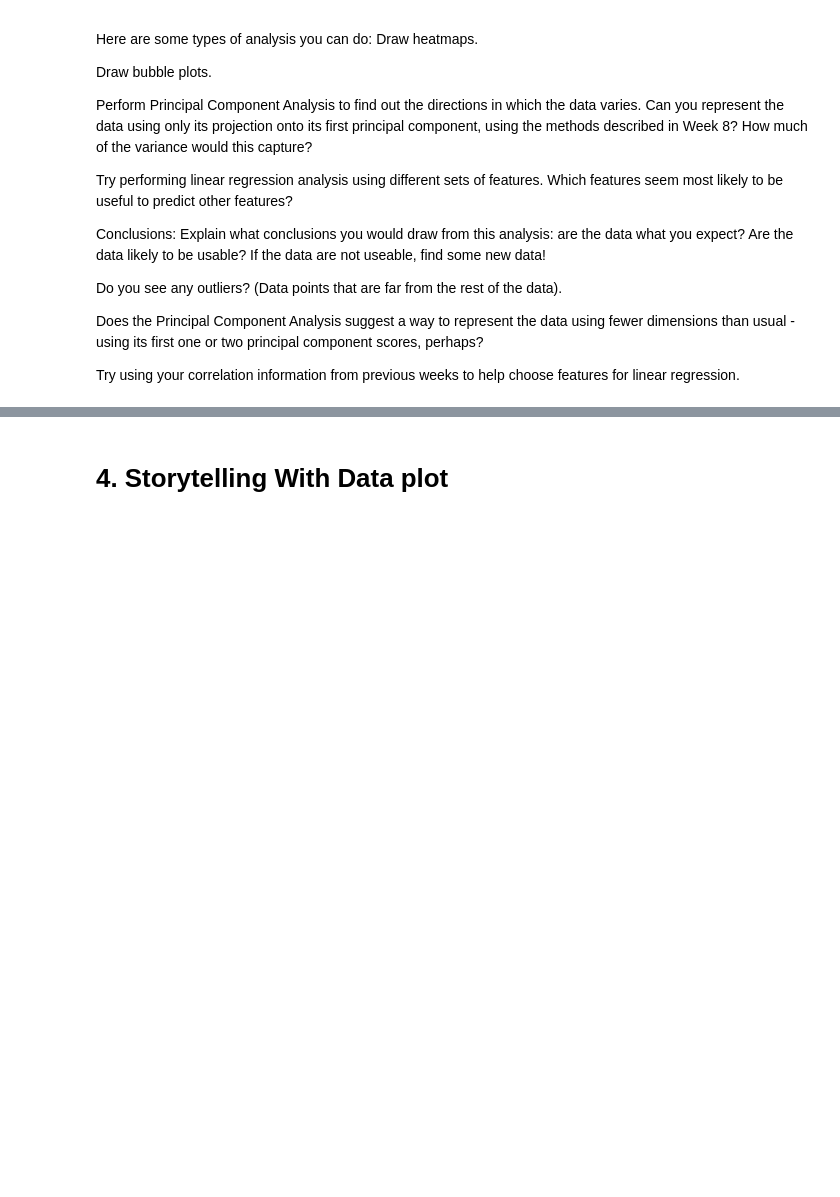
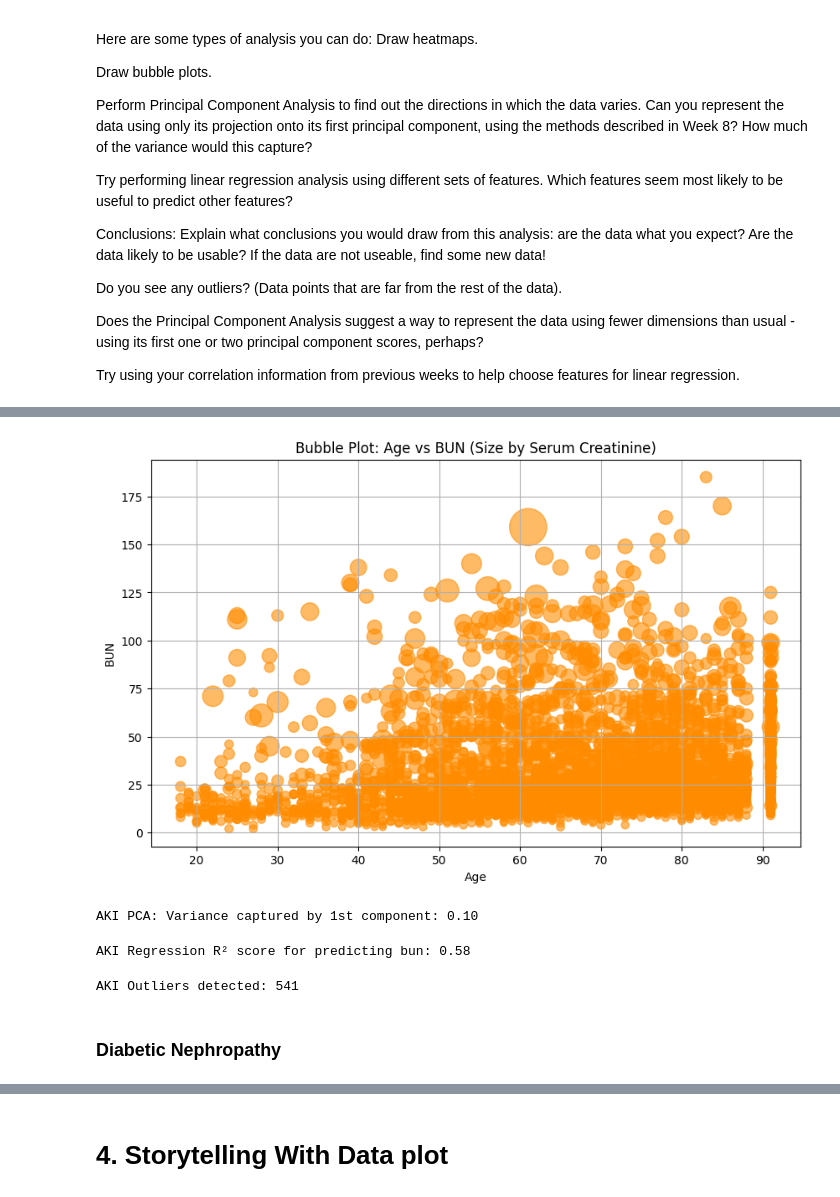
Before and after one commit to Smi7hey13/ModBSem2Sum, a Jupyter notebook: Week9.ipynb, the cells around one changed output, grey strips where cells are left out. Cells and saved outputs as stored; diff of their text form; code cells hidden in the pictures; blank space fills up the shorter version.

```diff
--- a/Week9.ipynb
+++ b/Week9.ipynb
@@ -75,0 +175,39 @@ Try using your correlation information from previous weeks to help choose featur
+# %%
+plt.figure(figsize=(10, 6))
+plt.scatter(aki_df['age'], aki_df['bun'], s=(aki_df['scr'] + 1) * 30, c='darkorange', alpha=0.6)
+plt.xlabel('Age')
+plt.ylabel('BUN')
+plt.title('Bubble Plot: Age vs BUN (Size by Serum Creatinine)')
+plt.grid(True)
+plt.show()
+# %% [output]
+[figure, added]
+# %%
+numeric_aki = aki_df.select_dtypes(include=np.number).dropna()
+X_aki_scaled = StandardScaler().fit_transform(numeric_aki)
+
+pca_aki = PCA(n_components=1)
+X_aki_pc1 = pca_aki.fit_transform(X_aki_scaled)
+var_aki = pca_aki.explained_variance_ratio_[0]
+print(f"AKI PCA: Variance captured by 1st component: {var_aki:.2f}")
+# %% [output]
+AKI PCA: Variance captured by 1st component: 0.10
+# %%
+target_aki = 'bun'  # adjust as needed
+X_aki = numeric_aki.drop(columns=[target_aki])
+y_aki = numeric_aki[target_aki]
+
+X_train, X_test, y_train, y_test = train_test_split(X_aki, y_aki, test_size=0.2)
+model_aki = LinearRegression().fit(X_train, y_train)
+y_pred_aki = model_aki.predict(X_test)
+print(f"AKI Regression R² score for predicting {target_aki}: {r2_score(y_test, y_pred_aki):.2f}")
+# %% [output]
+AKI Regression R² score for predicting bun: 0.58
+# %%
+z_aki = np.abs((numeric_aki - numeric_aki.mean()) / numeric_aki.std())
+outliers_aki = (z_aki > 3).any(axis=1)
+print(f"AKI Outliers detected: {outliers_aki.sum()}")
+# %% [output]
+AKI Outliers detected: 541
+# %% [markdown]
+### Diabetic Nephropathy
```
Also changed, not shown: parts of 15 cells of this notebook.
